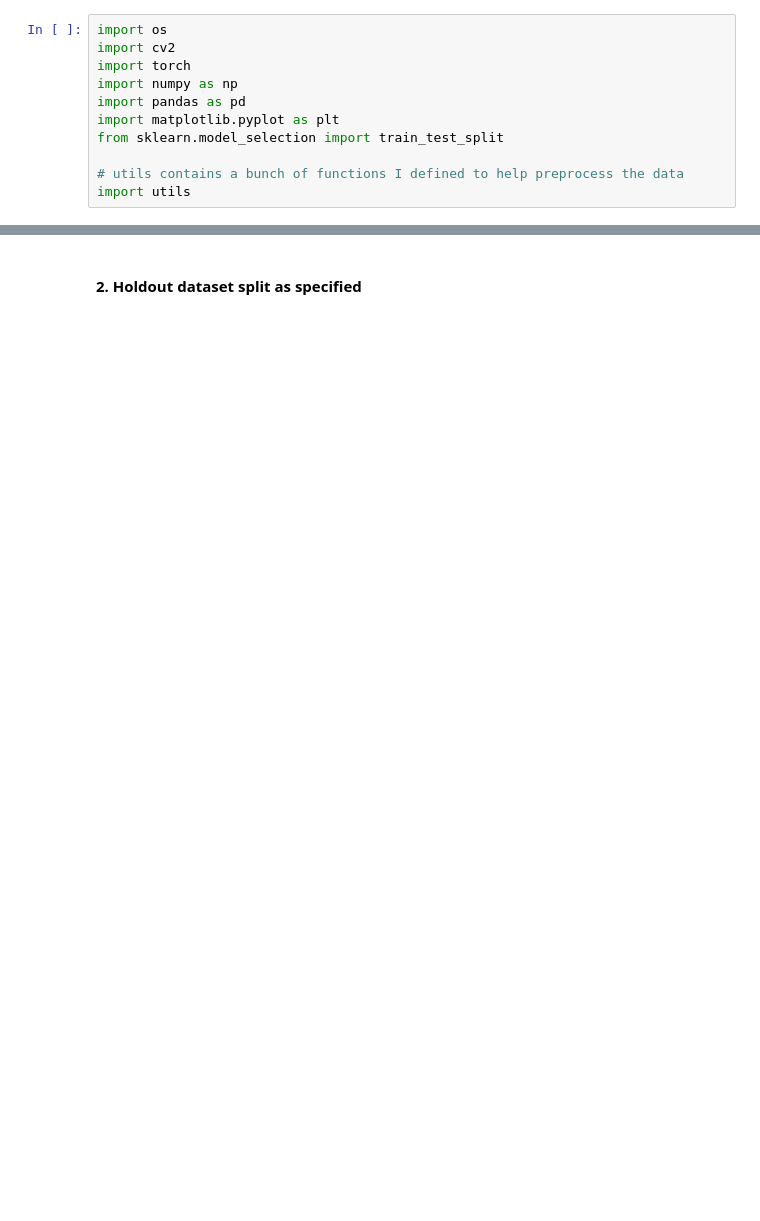
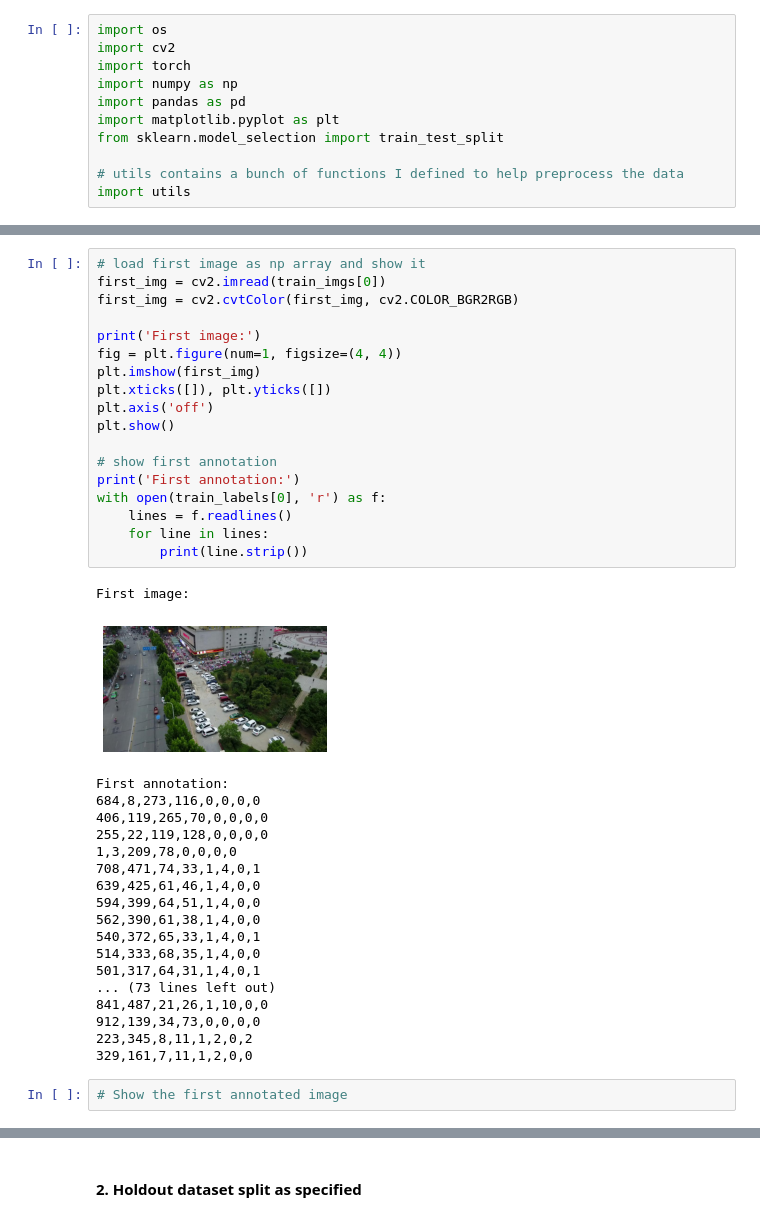
Before and after one commit to Division-Q/pytorch-retinanet, a Jupyter notebook: Part1/preprocess.ipynb, the cells around one changed output, grey strips where cells are left out. Saved outputs shown, nothing was run; the diff lists cells and outputs as text; blank space fills up the shorter version.

```diff
--- a/Part1/preprocess.ipynb
+++ b/Part1/preprocess.ipynb
@@ -19,0 +105,40 @@ import utils
+# %%
+# load first image as np array and show it
+first_img = cv2.imread(train_imgs[0])
+first_img = cv2.cvtColor(first_img, cv2.COLOR_BGR2RGB)
+
+print('First image:')
+fig = plt.figure(num=1, figsize=(4, 4))
+plt.imshow(first_img)
+plt.xticks([]), plt.yticks([])
+plt.axis('off')
+plt.show()
+
+# show first annotation
+print('First annotation:')
+with open(train_labels[0], 'r') as f:
+    lines = f.readlines()
+    for line in lines:
+        print(line.strip())
+# %% [output]
+First image:
+[figure, added]
+First annotation:
+684,8,273,116,0,0,0,0
+406,119,265,70,0,0,0,0
+255,22,119,128,0,0,0,0
+1,3,209,78,0,0,0,0
+708,471,74,33,1,4,0,1
+639,425,61,46,1,4,0,0
+594,399,64,51,1,4,0,0
+562,390,61,38,1,4,0,0
+540,372,65,33,1,4,0,1
+514,333,68,35,1,4,0,0
+501,317,64,31,1,4,0,1
+... (73 lines left out)
+841,487,21,26,1,10,0,0
+912,139,34,73,0,0,0,0
+223,345,8,11,1,2,0,2
+329,161,7,11,1,2,0,0
+# %%
+# Show the first annotated image
```
Also changed, not shown: parts of 10 cells of this notebook, 3 other files.
